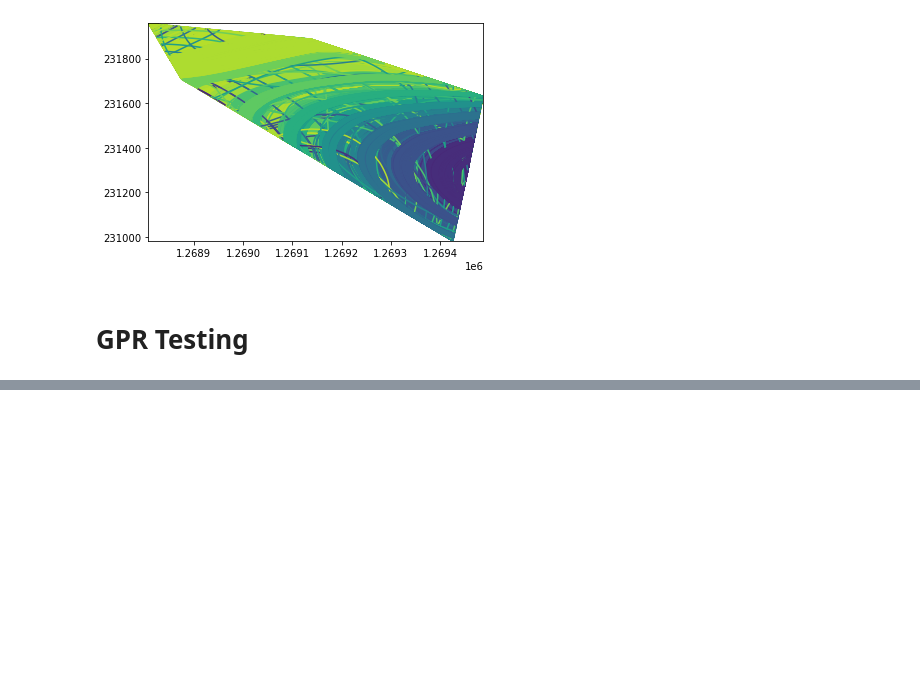
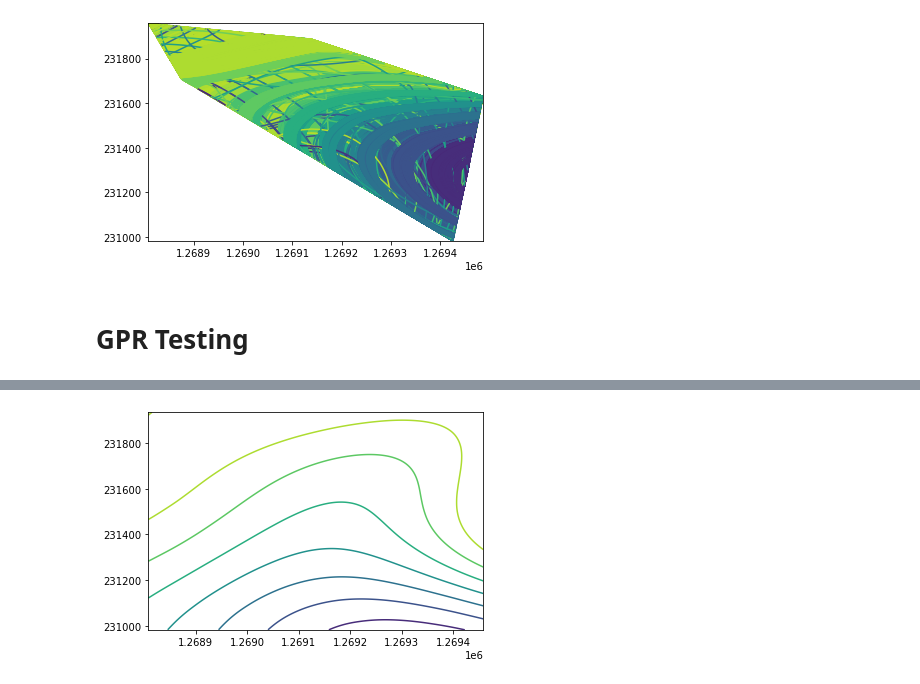
Before and after one commit to metostom/contouring, a Jupyter notebook: Contouring.ipynb, the cells around one changed output, grey strips where cells are left out. Cells and saved outputs as stored; diff of their text form; code cells hidden in the pictures; blank space fills up the shorter version.

```diff
--- a/Contouring.ipynb
+++ b/Contouring.ipynb
@@ -68,0 +132,9 @@ cd.toGeoJSON("gpr.json")
+# %%
+import matplotlib.tri as tri
+triang = tri.Triangulation(gfx, gfy)
+refiner = tri.UniformTriRefiner(triang)
+tri_refi, z_test_refi = refiner.refine_field(gfz, subdiv=4)
+
+cs = plt.tricontour(tri_refi, z_test_refi, levels=None)
+# %% [output]
+[figure, added]
```
Also changed, not shown: parts of 6 cells of this notebook, 2 other files.
